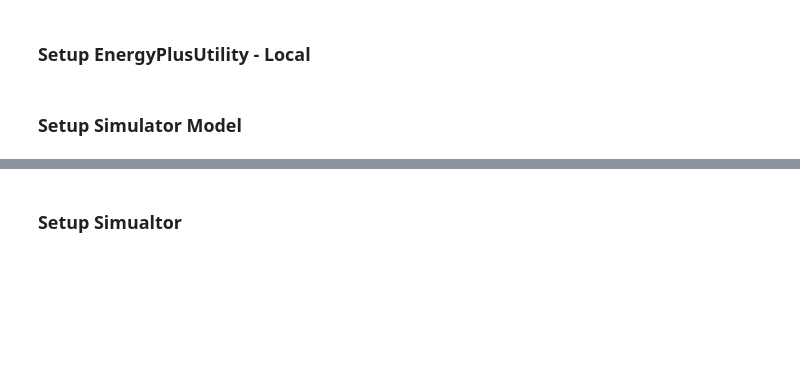
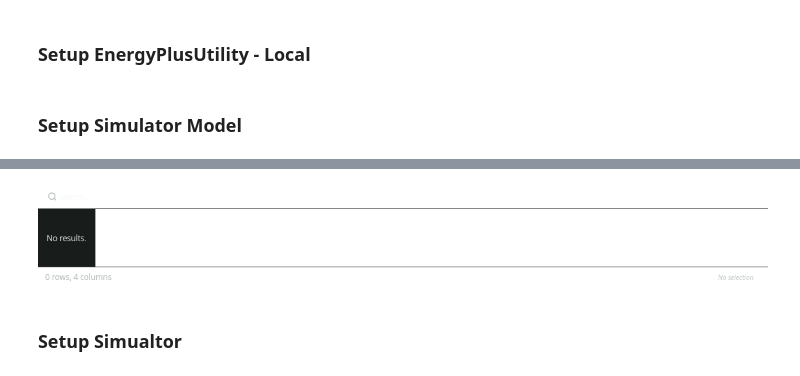
Before and after one commit to janithcyapa/DHCA-Framework, a Jupyter notebook: __marimo__/1.Thermal_Zone_Modeling.ipynb, the cells around one changed output, grey strips where cells are left out. Drawn from its saved outputs; the diff is of its cells as text; code cells hidden in the pictures; blank space fills up the shorter version.

```diff
--- a/__marimo__/1.Thermal_Zone_Modeling.ipynb
+++ b/__marimo__/1.Thermal_Zone_Modeling.ipynb
@@ -307,40 +309,29 @@ if repo_path not in sys.path:
 from eplus import EPlusUtil
 import matplotlib.pyplot as plt
 import types
+import pandas as pd
+import datetime
+
+# Define File Paths & URLs
+OUT_DIR = Path.home() / "Projects" / "DHCA-Framework" / "eplus_out"
+os.makedirs(str(OUT_DIR), exist_ok=True)
+
+# Initialize Utility
+sim = EPlusUtil(verbose=1, out_dir=OUT_DIR)
 # %% [markdown]
 ### Setup Simulator Model
 # %%
-# Define File Paths & URLs
-OUT_DIR = Path.home() / "Projects" / "DHCA-Framework" / "eplus_out"
-os.makedirs(str(OUT_DIR), exist_ok=True)
-
-
-url_idf = "https://raw.githubusercontent.com/janithcyapa/DHCA-Framework/refs/heads/main/System%20Models/1ZoneUncontrolled_win_2.idf"
+url_idf="https://raw.githubusercontent.com/janithcyapa/DHCA-Framework/refs/heads/main/System%20Models/5ZoneAirCooled.idf"
 url_epw = "https://raw.githubusercontent.com/janithcyapa/DHCA-Framework/refs/heads/main/System%20Models/Weather%20Files/LKA_Colombo-Katunayake.434500_SWERA.epw"
 
-# Initialize Utility
-sim = EPlusUtil(verbose=2, out_dir=OUT_DIR)
 # Reset state before setting model
 sim.reset_state()
-# Delete previous output directory
 sim.delete_out_dir()
-# Clear previous outputs
 sim.clear_eplus_outputs(patterns="eplusout.*")
+
 # Set the Model for Simulation
 sim.set_model_from_url(url_idf, url_epw)
 sim.ensure_output_sqlite()
 
-sim.patch_idf_entry(
-    object_type="Construction:WindowDataFile",
-    object_name="DoubleClear",
-    old_value=r"..\datasets\Window5DataFile.dat",
-    new_value="/home/jazz/EnergyPlus-25-1-0/DataSets/Window5DataFile.dat"
-)
-sim.patch_idf_entry(
-    object_type="SimulationControl",
-    object_name="No", # The first entry in this block is usually the name/toggle
-    old_value="No,                      !- Run Simulation for Weather File",
-    new_value="Yes,                     !- Run Simulation for Weather File"
-)
-# sim.run_dry_run(include_ems_edd=False,reset=True,design_day=False)
-sim.run_design_day()
+
+sim.run_dry_run(include_ems_edd=False,reset=True,design_day=True)
@@ -347,2 +357,0 @@ sim.run_design_day()
-# %% [markdown]
-### Setup Simualtor
@@ -412 +358,10 @@ if(res == 1):
+# %%
+catalog = sim.api_catalog_df()
+# mo.ui.table(catalog)
+# mo.ui.table(catalog['VARIABLES'])
+sim.list_available_variables()
+# %% [output]
+[figure, added]
+# %% [markdown]
+### Setup Simualtor
 # %%
```
Also changed, not shown: parts of 12 cells of this notebook, 29 other files.
